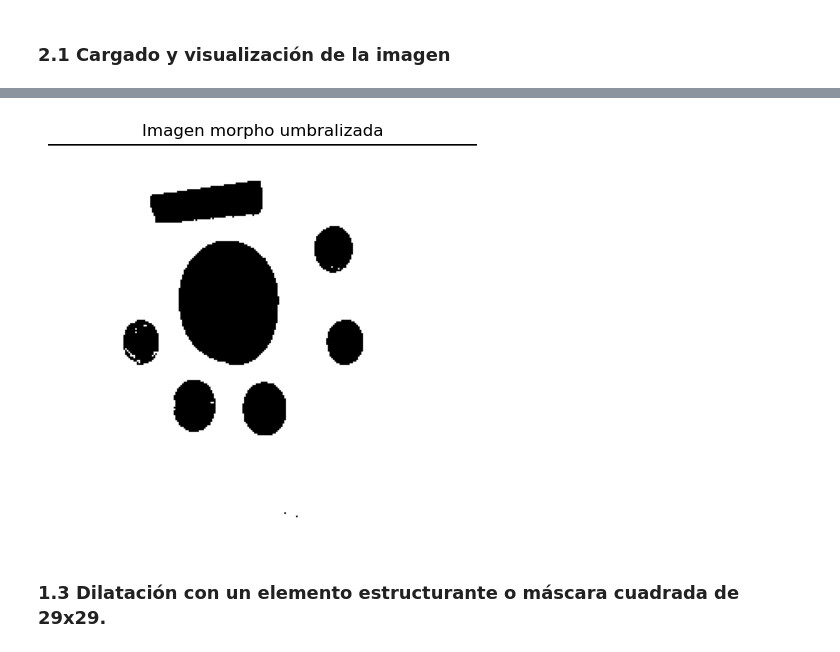
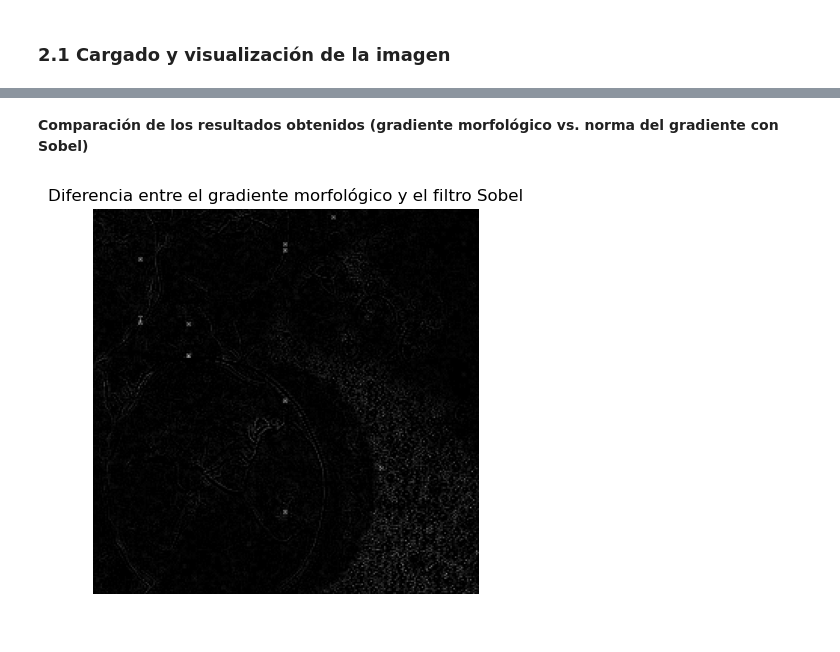
Before and after one commit to STinjaca/Talle-5, a Jupyter notebook: Taller 5 - Punto 2.ipynb, the cells around one changed output, grey strips where cells are left out. Saved outputs shown, nothing was run; the diff lists cells and outputs as text; code cells hidden in the pictures.

```diff
--- a/Taller 5 - Punto 2.ipynb
+++ b/Taller 5 - Punto 2.ipynb
@@ -30,0 +34,10 @@ NameError: name 'cv2' is not defined
+# %%
+mgimage = morphological_gradient(img_meb, size=(3,3))
+
+mgimage = exposure.rescale_intensity(mgimage, in_range=(np.min(mgimage), np.max(mgimage)), out_range=(0, 255)).astype(np.uint8)
+
+fig, ax = plt.subplots(figsize=(10, 5))
+ax.imshow(mgimage, cmap='gray', vmin=0, vmax=255)
+ax.set_title('Gradiente morfológico con máscara 3x3')
+ax.axis('off')
+plt.show()
@@ -30,0 +48,12 @@ NameError: name 'cv2' is not defined
+# %%
+img_meb_sh = sobel_h(img_meb)
+img_meb_sv = sobel_v(img_meb)
+img_meb_norma = np.sqrt(img_meb_sh**2 + img_meb_sv**2)
+
+img_meb_norma = exposure.rescale_intensity(img_meb_norma, in_range=(np.min(img_meb_norma), np.max(img_meb_norma)), out_range=(0, 255)).astype(np.uint8)
+
+fig, ax = plt.subplots(figsize=(10,5))
+ax.imshow(img_meb_norma, cmap='gray', vmin=0, vmax=255)
+ax.set_title('Imagen meb con filtro Sobel')
+ax.axis('off')
+plt.show()
@@ -31,11 +62,12 @@ NameError: name 'cv2' is not defined
+# %% [markdown]
+**Comparación de los resultados obtenidos (gradiente morfológico vs. norma del gradiente con Sobel)**
 # %%
-img_morpho_bin = cv2.threshold(img_morpho, 114, 255, cv2.THRESH_BINARY)[1]
+dif = cv2.subtract(mgimage, img_meb_norma)
+
 fig, ax = plt.subplots(figsize=(10,5))
-ax.imshow(img_morpho_bin, cmap='gray', vmin=0, vmax=255)
-ax.set_title('Imagen morpho umbralizada')
+ax.imshow(dif, cmap='gray', vmin=0, vmax=255)
+ax.set_title('Diferencia entre el gradiente morfológico y el filtro Sobel')
 ax.axis('off')
 plt.show()
 # %% [output]
-[figure, old version]
+[figure, new version]
-# %% [markdown]
-### 1.3 Dilatación con un elemento estructurante o máscara cuadrada de 29x29.
```
Also changed, not shown: parts of 23 cells of this notebook.
